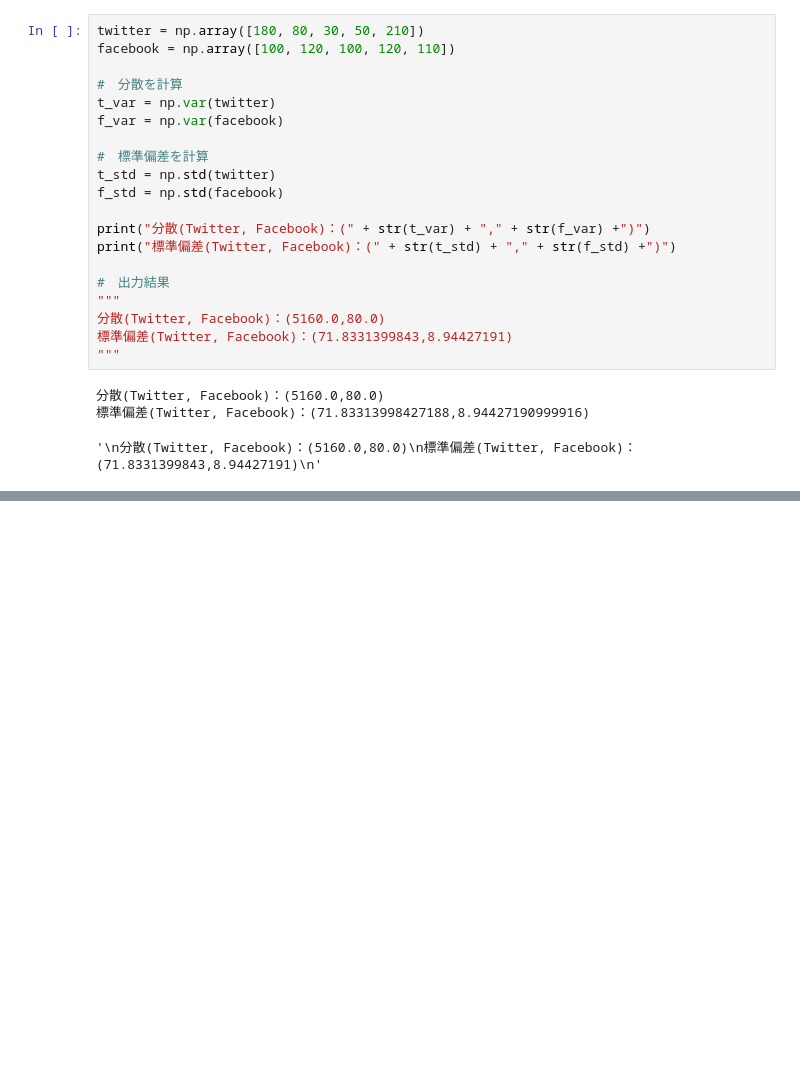
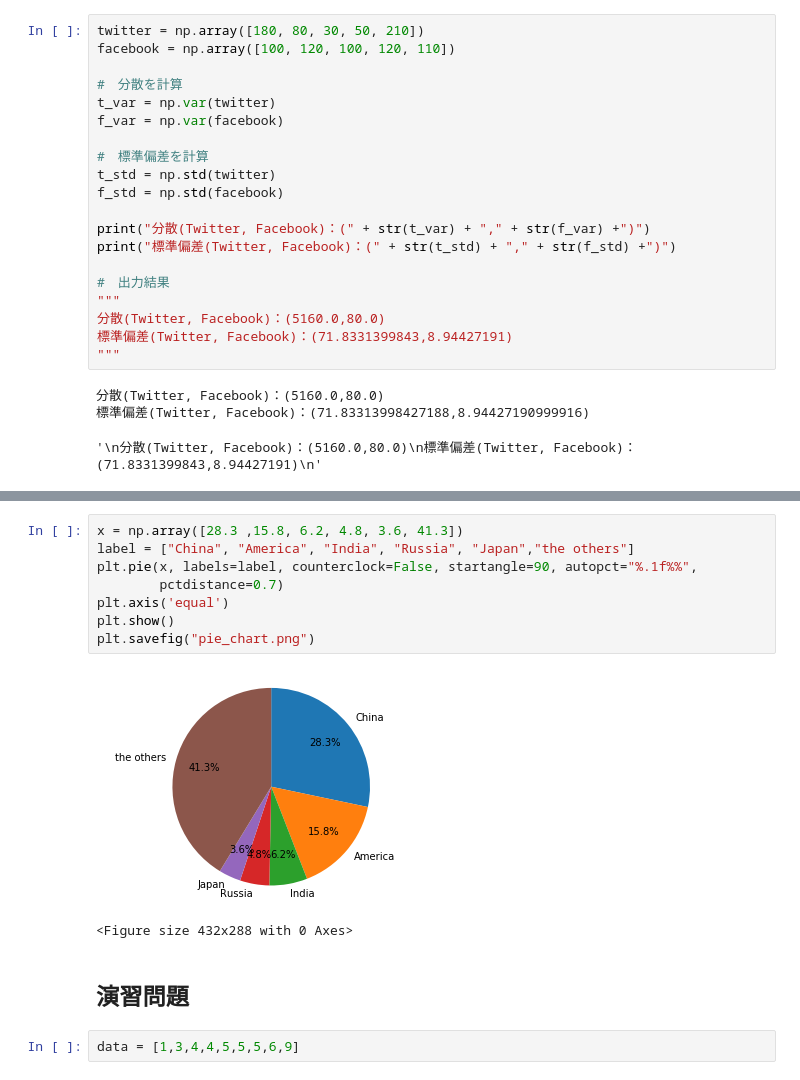
Before and after one commit to kiyo09/AI_Academy, a Jupyter notebook: data/statistics.ipynb, the cells around one changed output, grey strips where cells are left out. Drawn from its saved outputs; the diff is of its cells as text; blank space fills up the shorter version.

```diff
--- a/data/statistics.ipynb
+++ b/data/statistics.ipynb
@@ -125,0 +172,15 @@ print("標準偏差(Twitter, Facebook)：(" + str(t_std) + "," + str(f_std) +")"
+# %%
+x = np.array([28.3 ,15.8, 6.2, 4.8, 3.6, 41.3])
+label = ["China", "America", "India", "Russia", "Japan","the others"]
+plt.pie(x, labels=label, counterclock=False, startangle=90, autopct="%.1f%%",
+        pctdistance=0.7)
+plt.axis('equal')
+plt.show()
+plt.savefig("pie_chart.png")
+# %% [output]
+[figure, added]
+<Figure size 432x288 with 0 Axes>
+# %% [markdown]
+## 演習問題
+# %%
+data = [1,3,4,4,5,5,5,6,9]
```
Also changed, not shown: parts of 9 cells of this notebook.
